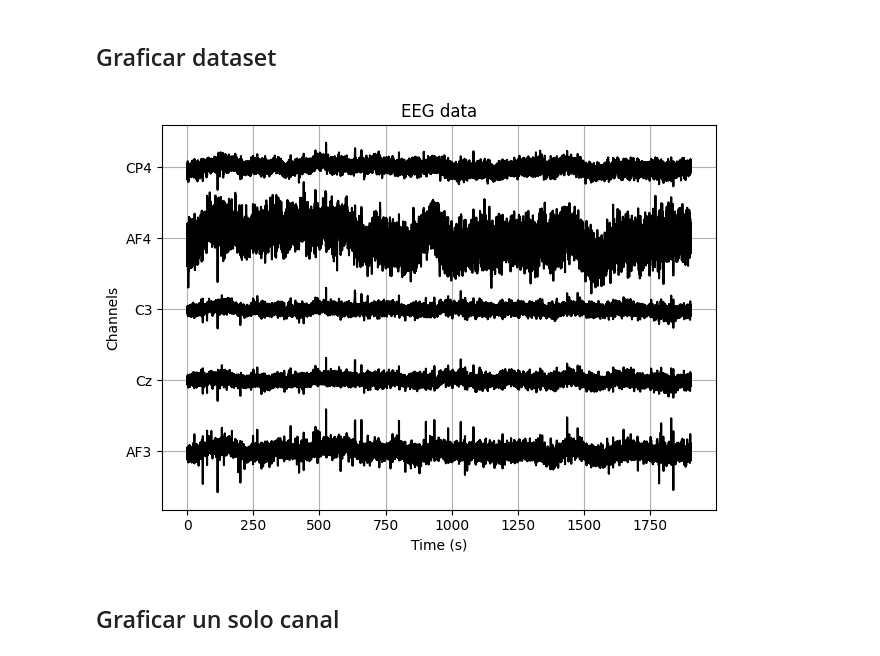
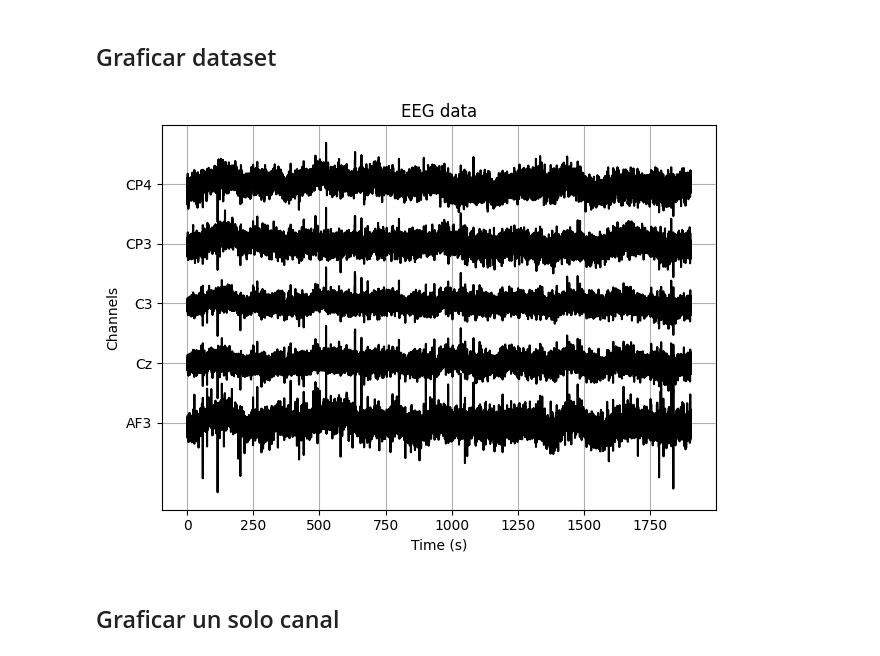
Before and after one commit to OmarAlejandroLinares/Signal-Processing-for-motor-imagery-BCI, a Jupyter notebook: lectura.ipynb, the cells around one changed output. Saved outputs shown, nothing was run; the diff lists cells and outputs as text; code cells hidden in the pictures.

```diff
--- a/lectura.ipynb
+++ b/lectura.ipynb
@@ -79,6 +79,7 @@ def plot_eeg(EEG, chan_ind, vspace=100, color='k', titulo = 'EEG data'):
         Color de las señales de EEG (default negro)
     -------------------------------------------------------
     '''
+    chan_ind = [channel_names.index(ch) for ch in chan_ind]
     nchans = len(chan_ind)
     bases = vspace * np.arange(nchans)
 
@@ -91,7 +92,6 @@ def plot_eeg(EEG, chan_ind, vspace=100, color='k', titulo = 'EEG data'):
         # Graficar EEG vs tiempo
         plt.plot(time, EEG[ch].T + bases[i], color=color)
         chan_label.append(channel_names[ch])
-        # plt.legend()
 
     # # El eje y son las ubicaciones de los electrodos. Basado en el sistema internacional 10-20.
     plt.gca().yaxis.set_ticks(bases)
@@ -110,9 +110,14 @@ def plot_eeg(EEG, chan_ind, vspace=100, color='k', titulo = 'EEG data'):
     plt.tight_layout()
 # %%
 # Graficando el dataset
-plot_eeg(EEG,[channel_names.index(ch) for ch in ['AF3','Cz','C3','AF4','CP4']],4000,'k')
+plot_eeg(
+    EEG,
+    ['AF3','Cz','C3','CP3','CP4'],
+    2000,
+    'k'
+)
 # %% [output]
-[figure, old version]
+[figure, new version]
 # %% [markdown]
 ## Graficar un solo canal
 # %%
```
Also changed, not shown: parts of 6 cells of this notebook.
